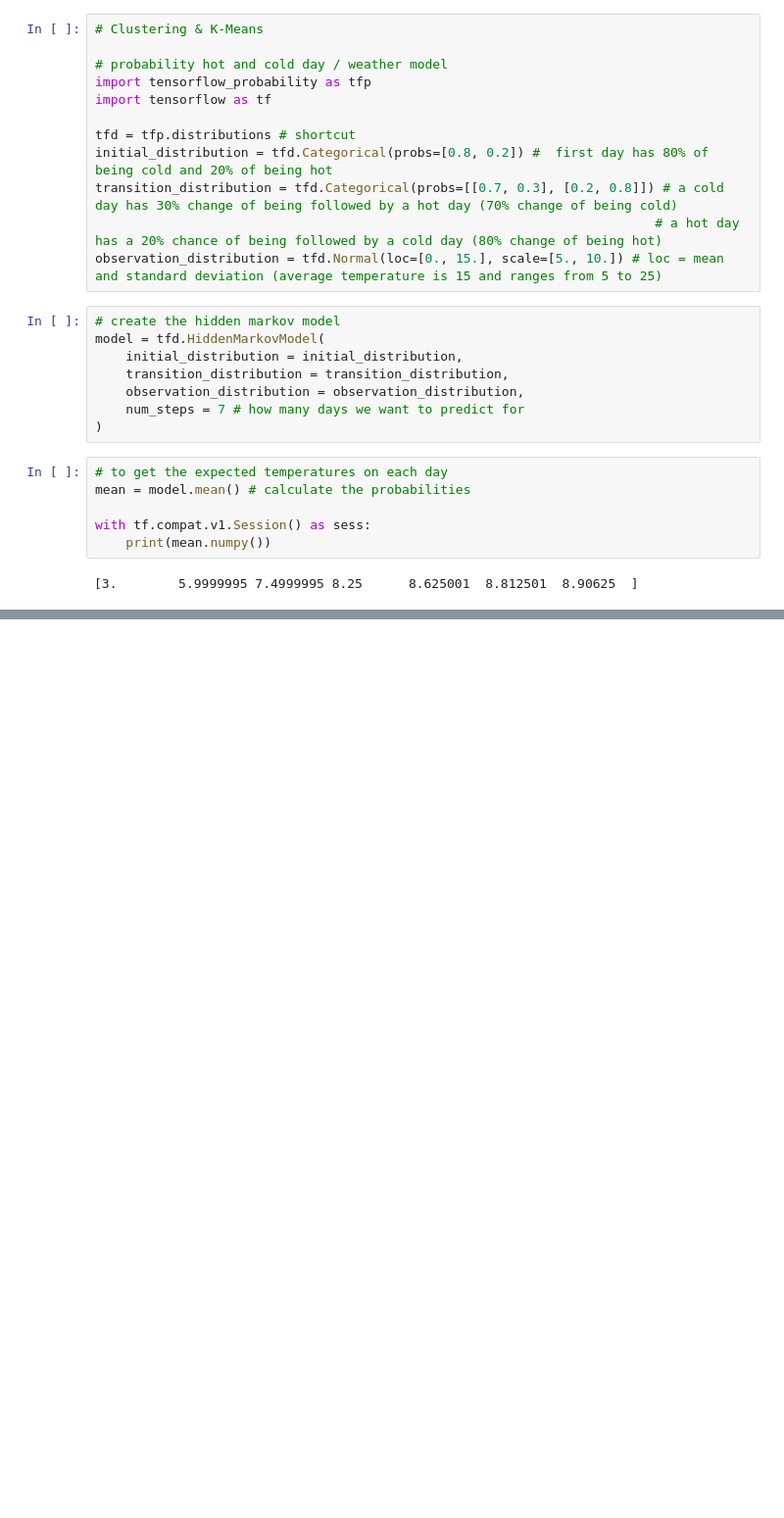
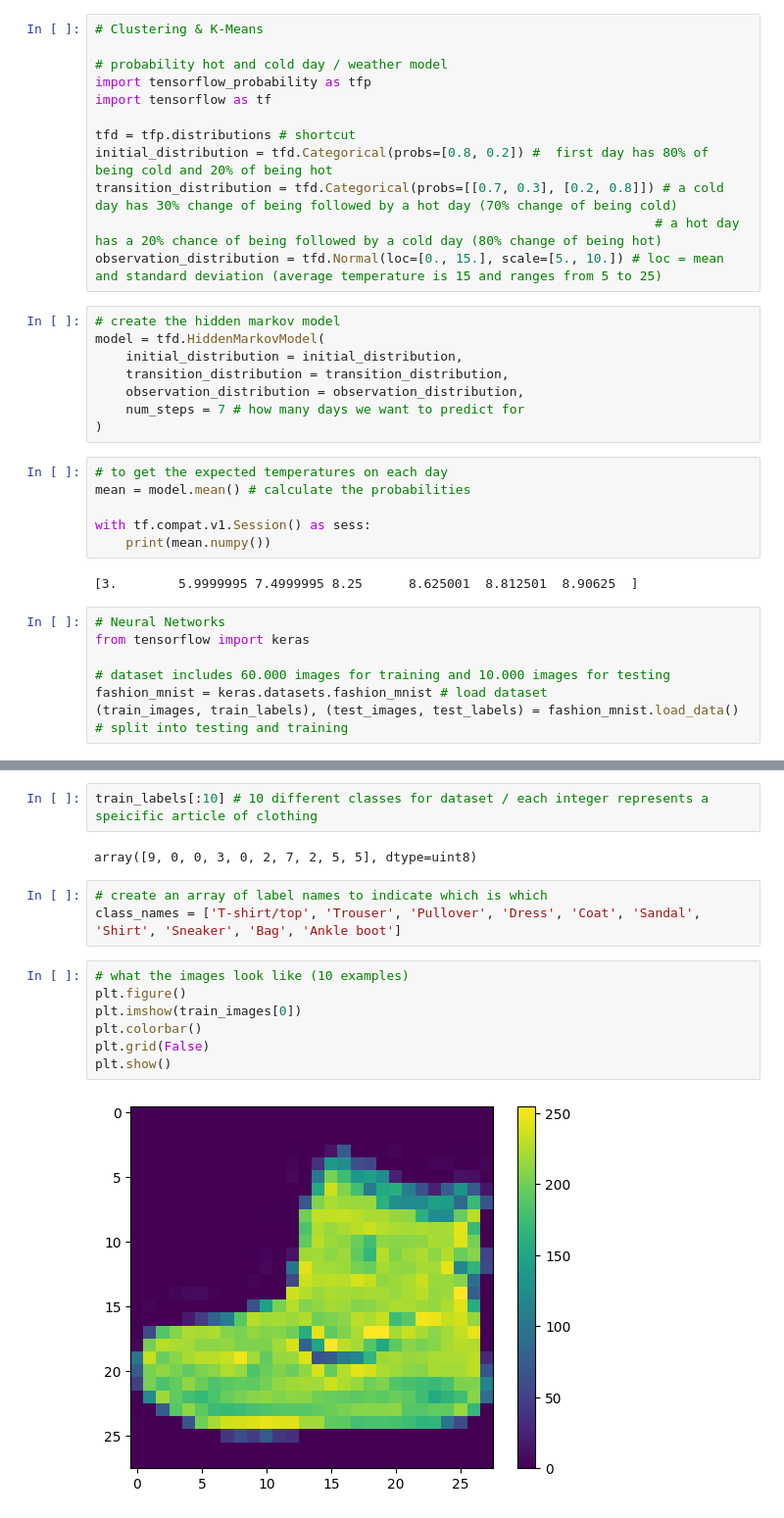
Before and after one commit to marius2347/Multiple-Datasets-Prediction-using-Tensorflow-in-Python-on-FreeCodeCamp, a Jupyter notebook: tensorflow.ipynb, the cells around one changed output, grey strips where cells are left out. Shown at 98% size. Cells and saved outputs as stored; diff of their text form; blank space fills up the shorter version.

```diff
--- a/tensorflow.ipynb
+++ b/tensorflow.ipynb
@@ -343,3 +334,10 @@ with tf.compat.v1.Session() as sess:
     print(mean.numpy())
 # %% [output]
 [3.        5.9999995 7.4999995 8.25      8.625001  8.812501  8.90625  ]
+# %%
+# Neural Networks
+from tensorflow import keras
+
+# dataset includes 60.000 images for training and 10.000 images for testing
+fashion_mnist = keras.datasets.fashion_mnist # load dataset
+(train_images, train_labels), (test_images, test_labels) = fashion_mnist.load_data() # split into testing and training
@@ -345,0 +378,16 @@ with tf.compat.v1.Session() as sess:
+# %%
+train_labels[:10] # 10 different classes for dataset / each integer represents a speicific article of clothing
+# %% [output]
+array([9, 0, 0, 3, 0, 2, 7, 2, 5, 5], dtype=uint8)
+# %%
+# create an array of label names to indicate which is which
+class_names = ['T-shirt/top', 'Trouser', 'Pullover', 'Dress', 'Coat', 'Sandal', 'Shirt', 'Sneaker', 'Bag', 'Ankle boot']
+# %%
+# what the images look like (10 examples)
+plt.figure()
+plt.imshow(train_images[0])
+plt.colorbar()
+plt.grid(False)
+plt.show()
+# %% [output]
+[figure, added]
```
Also changed, not shown: parts of 22 cells of this notebook, 1 other file.
